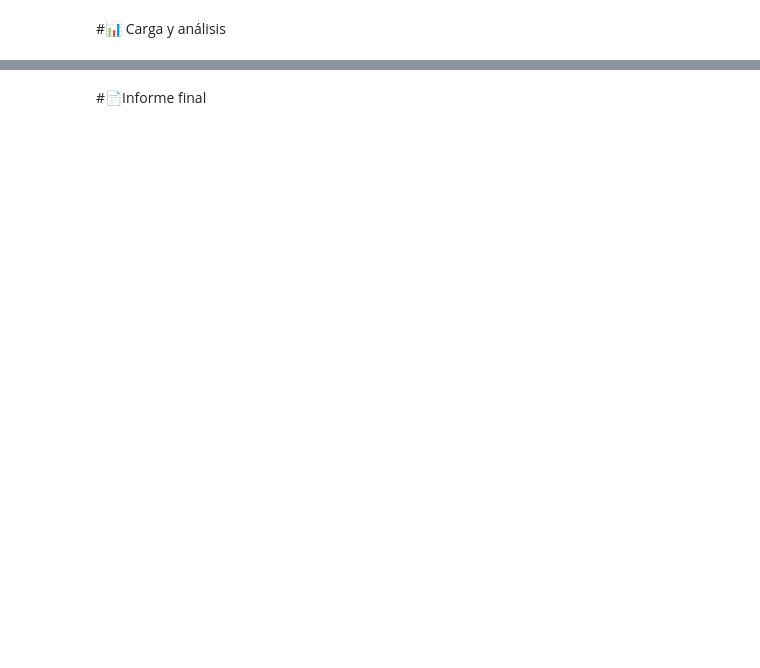
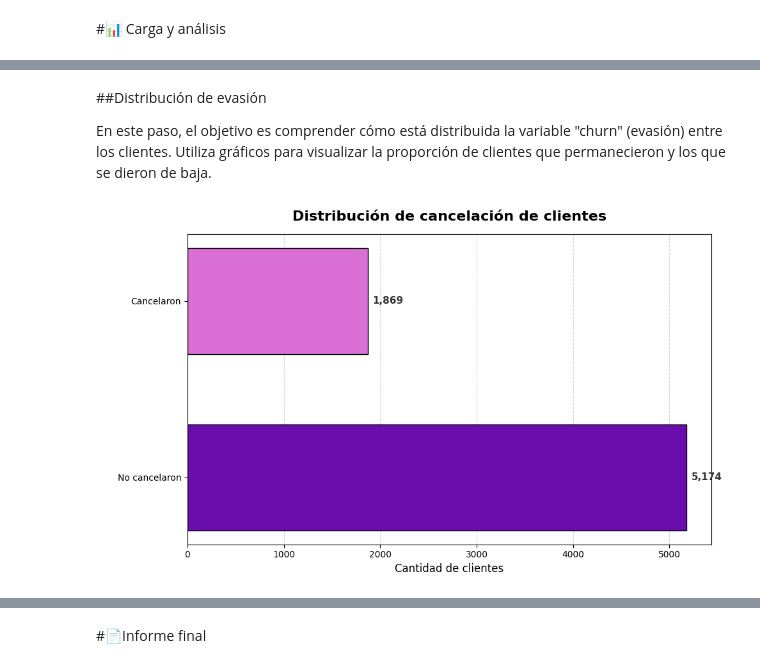
Before and after one commit to RJaqE/Challenge2, a Jupyter notebook: TelecomX_LATAM.ipynb, the cells around one changed output, grey strips where cells are left out. Drawn from its saved outputs; the diff is of its cells as text; code cells hidden in the pictures; blank space fills up the shorter version.

```diff
--- a/TelecomX_LATAM.ipynb
+++ b/TelecomX_LATAM.ipynb
@@ -6,0 +206,4 @@
+# %%
+datos_limpios[['customerID','gender', 'InternetService', 'PaymentMethod']] = datos_limpios[['customerID','gender', 'InternetService', 'PaymentMethod']].applymap(lambda x: x.replace('-','').replace(',',''.strip()))
+datos_limpios['Contract'] = datos_limpios['Contract'].apply(lambda x: x.replace('-',' '))
+datos_limpios.head()
@@ -6,0 +302,5 @@
+# %%
+datos_limpios['Cuentas_Diarias'] = datos_limpios['Charges.Monthly'] / 30
+
+
+datos_limpios.head()
@@ -6,0 +321,3 @@
+# %%
+datos_limpios = pd.get_dummies(datos_limpios, columns=['PaymentMethod'])
+datos_limpios.head()
@@ -6,0 +364,7 @@
+# %%
+servicios = ['OnlineSecurity', 'TechSupport', 'StreamingTV', 'StreamingMovies',
+             'OnlineBackup', 'DeviceProtection', 'PhoneService', 'MultipleLines']
+
+
+datos_limpios['ServiciosContratados'] = datos_limpios[servicios].sum(axis=1)
+datos_limpios.head()
@@ -8,0 +397,4 @@
+# %% [markdown]
+##Distribución de evasión
+
+En este paso, el objetivo es comprender cómo está distribuida la variable "churn" (evasión) entre los clientes. Utiliza gráficos para visualizar la proporción de clientes que permanecieron y los que se dieron de baja.
@@ -8,0 +405,33 @@
+# %%
+import matplotlib.pyplot as plt
+import matplotlib.ticker as mtick
+
+# Conteo de clientes
+conteo = datos_limpios['Churn'].value_counts().rename(index={0: 'No cancelaron', 1: 'Cancelaron'})
+
+fig, ax = plt.subplots(figsize=(10,6))
+
+colors = ['#6a0dad', '#da70d6']
+bars = ax.barh(conteo.index, conteo, color=colors, edgecolor='black', height=0.6)
+
+ax.set_title('Distribución de cancelación de clientes', fontsize=16, weight='bold', pad=15)
+ax.set_xlabel('Cantidad de clientes', fontsize=12)
+ax.set_ylabel(' ', fontsize=12)
+
+for bar in bars:
+    width = bar.get_width()
+    ax.text(width + max(conteo)*0.01, bar.get_y() + bar.get_height()/2,
+            f'{int(width):,}', va='center', fontsize=11, fontweight='bold', color='#333333')
+
+ax.xaxis.grid(True, linestyle='--', alpha=0.5)
+ax.set_axisbelow(True)
+
+
+plt.tight_layout()
+
+
+fig.savefig('distribucion_cancelacion.png', transparent=False, dpi=300, bbox_inches='tight')
+
+plt.show()
+# %% [output]
+[figure, added]
```
Also changed, not shown: parts of 39 cells of this notebook.
